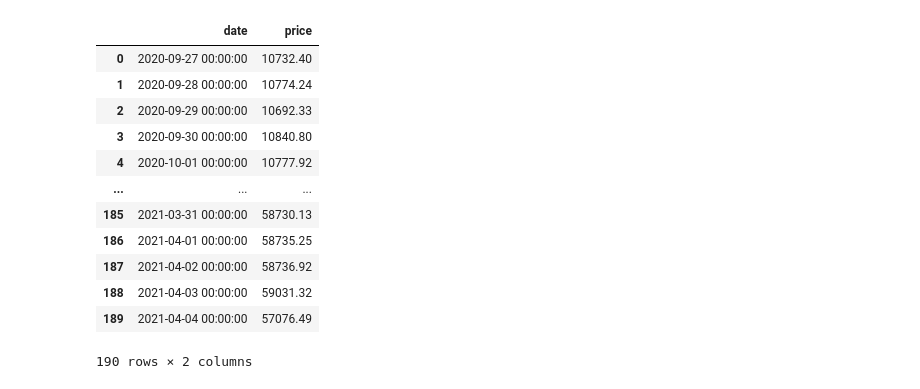
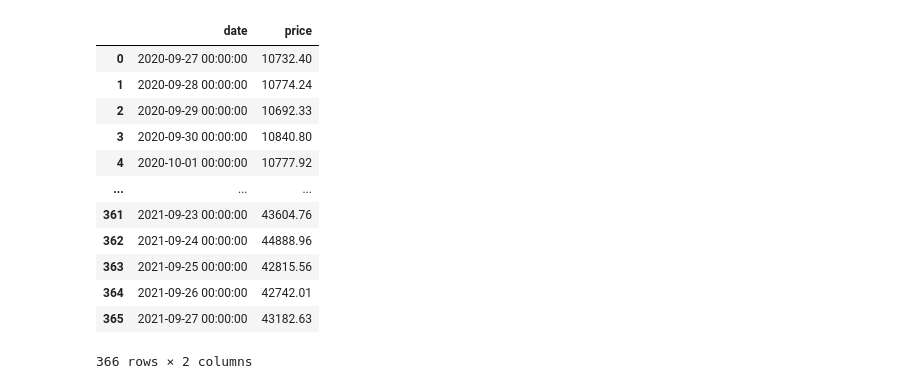
Before and after one commit to KartnDev/MathWorks, a Jupyter notebook: SciPyProjects/SeventhSem/MathModeling/AntiAliasing.ipynb, the cells around one changed output. Saved outputs shown, nothing was run; the diff lists cells and outputs as text; code cells hidden in the pictures.

```diff
--- a/SciPyProjects/SeventhSem/MathModeling/AntiAliasing.ipynb
+++ b/SciPyProjects/SeventhSem/MathModeling/AntiAliasing.ipynb
@@ -3,21 +4,21 @@ import matplotlib.pyplot as plt
 import pandas as pd
 # %%
-data = pd.read_csv('resources/market-price.csv')[0:190]
+data = pd.read_csv('resources/market-price.csv')
 data
 # %% [output]
 |  | date | price |
 | 0 | 2020-09-27 00:00:00 | 10732.40 |
 | 1 | 2020-09-28 00:00:00 | 10774.24 |
 | 2 | 2020-09-29 00:00:00 | 10692.33 |
 | 3 | 2020-09-30 00:00:00 | 10840.80 |
 | 4 | 2020-10-01 00:00:00 | 10777.92 |
 | ... | ... | ... |
-| 185 | 2021-03-31 00:00:00 | 58730.13 |
-| 186 | 2021-04-01 00:00:00 | 58735.25 |
-| 187 | 2021-04-02 00:00:00 | 58736.92 |
-| 188 | 2021-04-03 00:00:00 | 59031.32 |
-| 189 | 2021-04-04 00:00:00 | 57076.49 |
+| 361 | 2021-09-23 00:00:00 | 43604.76 |
+| 362 | 2021-09-24 00:00:00 | 44888.96 |
+| 363 | 2021-09-25 00:00:00 | 42815.56 |
+| 364 | 2021-09-26 00:00:00 | 42742.01 |
+| 365 | 2021-09-27 00:00:00 | 43182.63 |
-190 rows × 2 columns
+366 rows × 2 columns
 # %%
 print(data)
 # %% [output]
```
Also changed, not shown: parts of 8 cells of this notebook, 3 other files.
